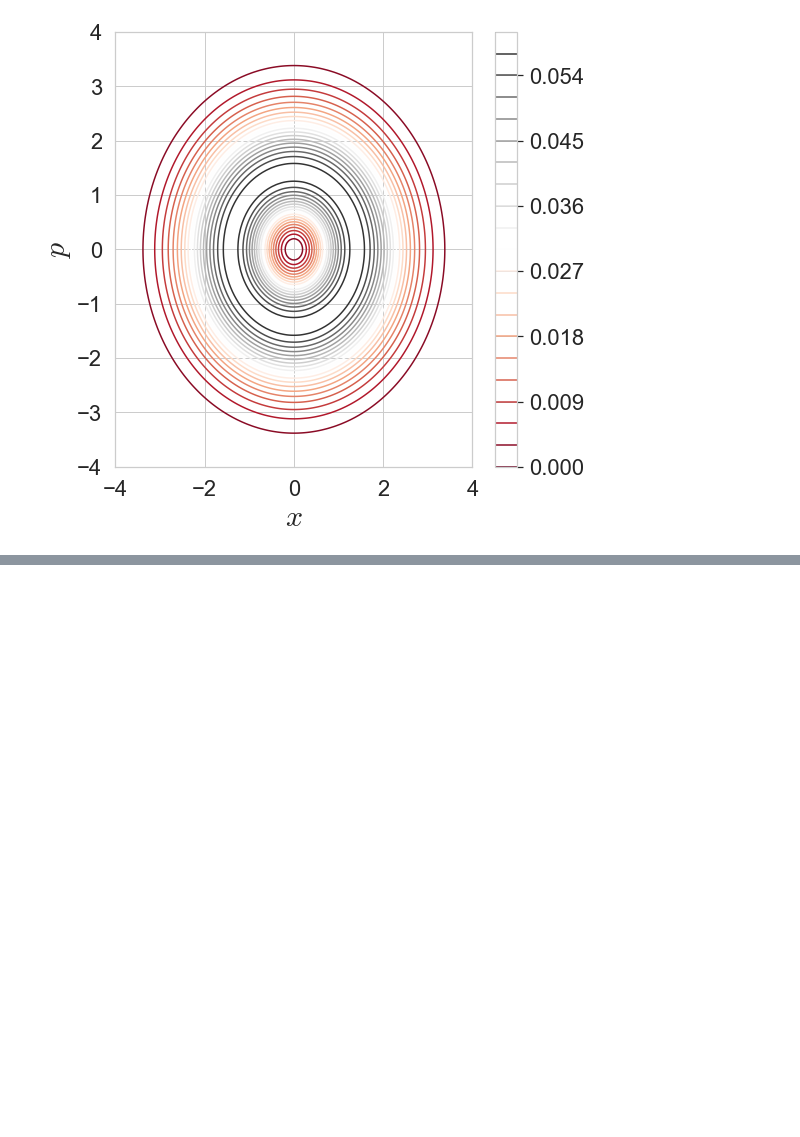
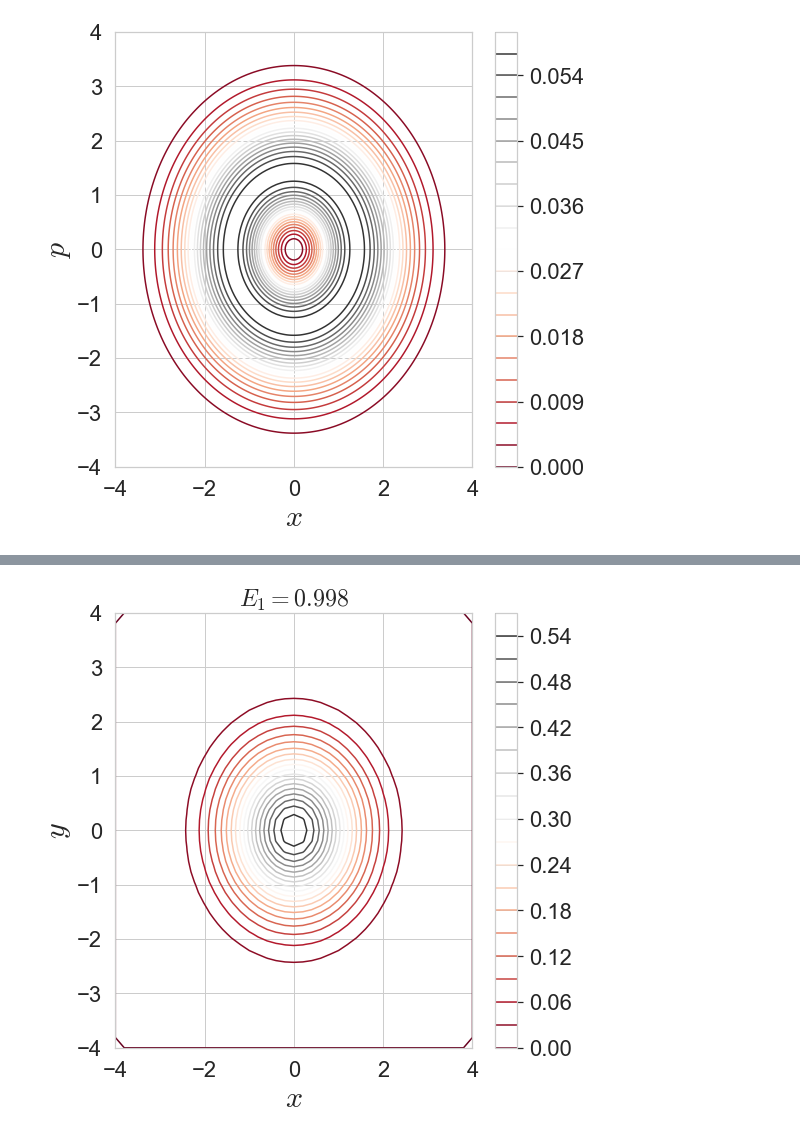
Before and after one commit to WyLyu/Quantum, a Jupyter notebook: quantum_harmonic.ipynb, the cells around one changed output, grey strips where cells are left out. Cells and saved outputs as stored; diff of their text form; code cells hidden in the pictures; blank space fills up the shorter version.

```diff
--- a/quantum_harmonic.ipynb
+++ b/quantum_harmonic.ipynb
@@ -418,0 +431,26 @@ plt.show()
+# %%
+#%%
+sns.set(font_scale = 2)
+sns.set_style("whitegrid")
+ax = plt.gca()
+n = 1
+plotx = np.linspace(a, b, N_x)
+ploty = np.linspace(c, d, N_y)
+
+X,Y = np.meshgrid(plotx, ploty)
+psi_x_y = np.reshape(evec[:,-n],(N_y-2,N_x-2)) * np.sqrt((N_x-1)/(b-a)) * np.sqrt((N_y-1)/(d-c))
+psi_x_y_wbound = np.zeros((N_y, N_x))
+psi_x_y_wbound[1:(N_y-1), 1:(N_x-1)] = psi_x_y
+plt.contour(X, Y, psi_x_y_wbound, 20,cmap='RdGy' %(evalue[-n]))
+
+ax.set_xlabel(r'$x$', fontsize=axis_fs)
+ax.set_ylabel(r'$y$', fontsize=axis_fs)
+ax.set_xlim(a, b)
+ax.set_ylim(c, d)
+ax.set_title(r'$E_{%s}=%.3f$' %(n, evalue[-n]))
+plt.colorbar()
+plt.show()
+# plt.savefig('quantum_sd2DOF_eigenvec_0_FD.pdf', format='pdf', \
+#             bbox_inches='tight')
+# %% [output]
+[figure, added]
```
Also changed, not shown: parts of 17 cells of this notebook, 2 other files.
